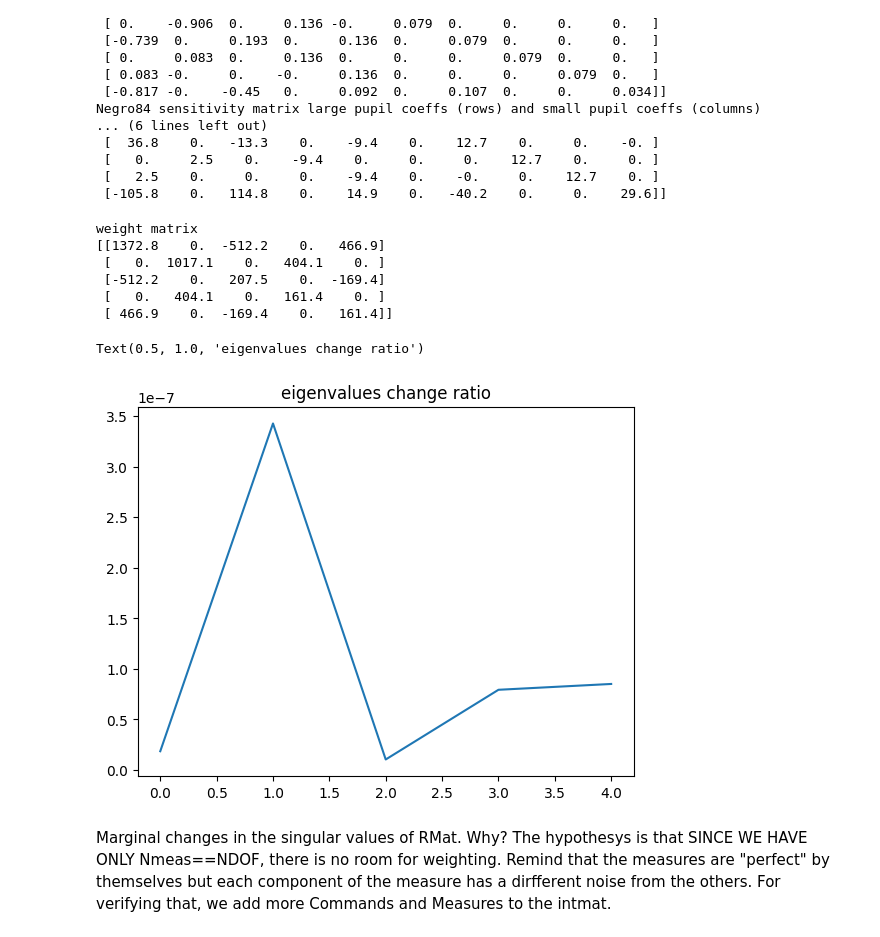
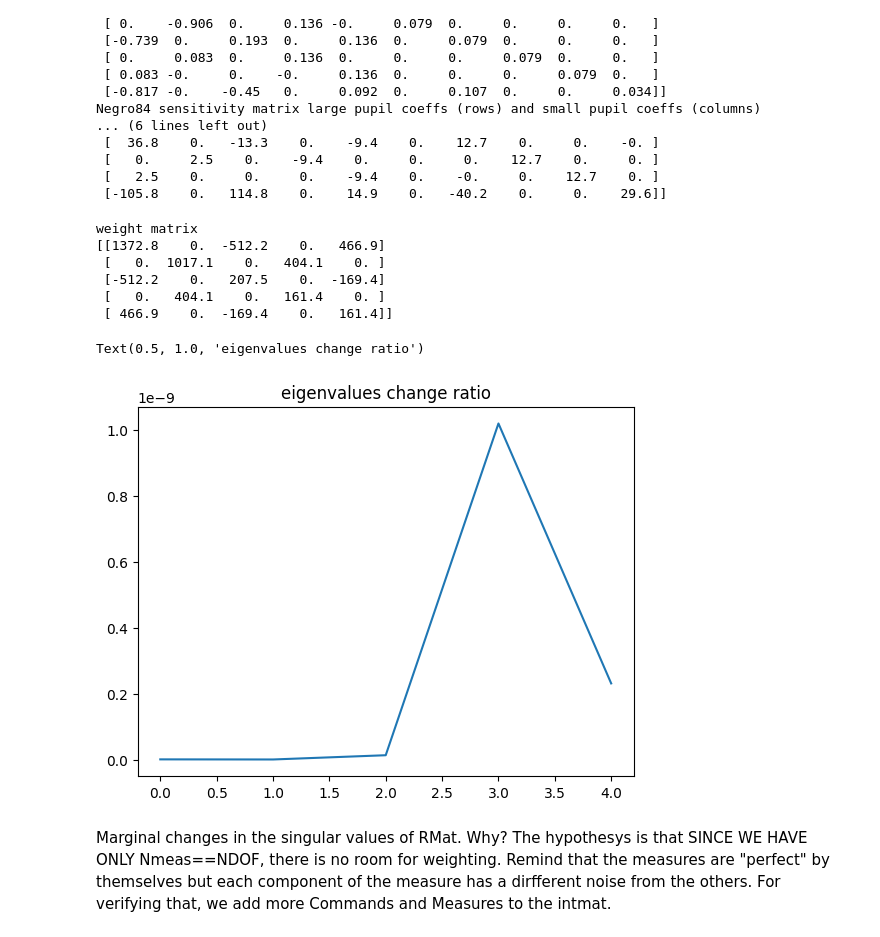
Before and after one commit to ArcetriAdaptiveOptics/M4, a Jupyter notebook: scripts/misc/WeightedSVD.ipynb, the cells around one changed output. Drawn from its saved outputs; the diff is of its cells as text; code cells hidden in the pictures.

```diff
--- a/scripts/misc/WeightedSVD.ipynb
+++ b/scripts/misc/WeightedSVD.ipynb
@@ -105,33 +105,33 @@ Negro84 sensitivity matrix large pupil coeffs (rows) and small pupil coeffs (col
 # %%
 #rec mat standard way
 RMat = np.linalg.pinv(IMat)
 selection = [0,1,2,5,6]
 SMat = (S_inv[:,selection].T)[:,selection].T
 W = SMat.T @ SMat
 Uw, Dw, Vhw = np.linalg.svd(W, full_matrices=True)
 #Dw[1]=1e6
 #W = np.diag(Dw*1e6)   #only for test purpose
 print("weight matrix")
 with np.printoptions(precision=1, suppress=True):
     print(W)
 #new rec mat to test
-RMat2 = np.linalg.inv(IMat.T @ W @ IMat) @ IMat.T @ W
+RMat2 = cmat @ np.linalg.inv(IMat_loaded.T @ W @ IMat_loaded) @ IMat_loaded.T @ W
 
 U, D, Vh = np.linalg.svd(RMat, full_matrices=True)
 U2, D2, Vh2 = np.linalg.svd(RMat2, full_matrices=True)
 Ui, Di, Vhi = np.linalg.svd(IMat, full_matrices=True)
 Uw, Dw, Vhw = np.linalg.svd(W, full_matrices=True)
 plt.plot(np.abs((D2-D)/D))
 plt.title("eigenvalues change ratio")
 # %% [output]
 weight matrix
 [[1372.8    0.  -512.2    0.   466.9]
  [   0.  1017.1    0.   404.1    0. ]
  [-512.2    0.   207.5    0.  -169.4]
  [   0.   404.1    0.   161.4    0. ]
  [ 466.9    0.  -169.4    0.   161.4]]
 Text(0.5, 1.0, 'eigenvalues change ratio')
-[figure, old version]
+[figure, new version]
 # %% [markdown]
 Marginal changes in the singular values of RMat. Why? The hypothesys is that SINCE WE HAVE ONLY Nmeas==NDOF, there is no room for weighting. Remind that the measures are "perfect" by themselves but each component of the measure has a dirfferent noise from the others.
 For verifying that, we add more Commands and Measures to the intmat.
```
Also changed, not shown: 3 other files.
